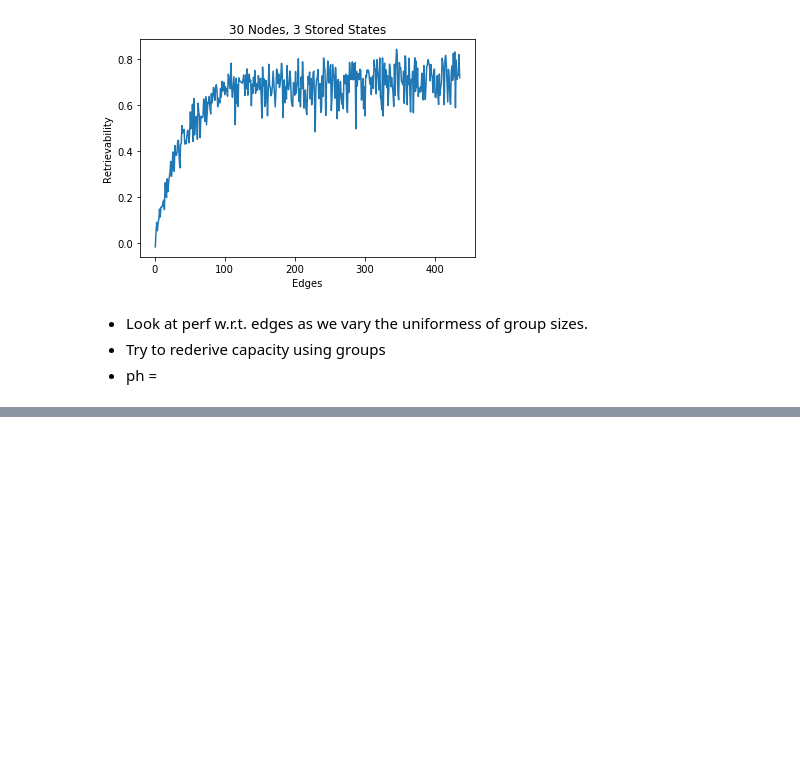
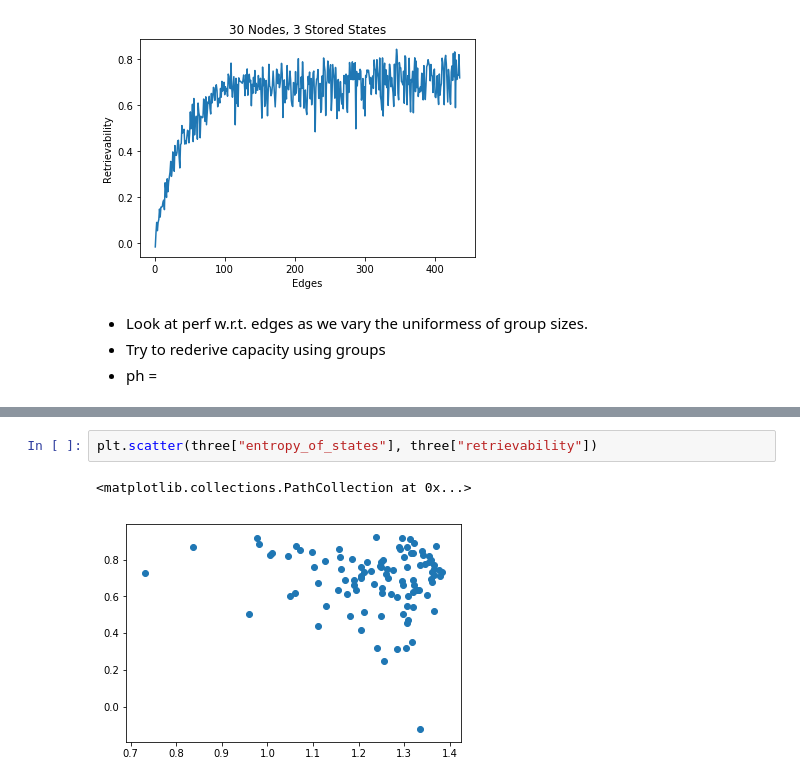
Before and after one commit to amoghaddassi/SFI-Networks, a Jupyter notebook: code/data/analysis.ipynb, the cells around one changed output, grey strips where cells are left out. Cells and saved outputs as stored; diff of their text form; blank space fills up the shorter version.

```diff
--- a/code/data/analysis.ipynb
+++ b/code/data/analysis.ipynb
@@ -437,0 +466,5 @@ plt.title("30 Nodes, 3 Stored States");
+# %%
+plt.scatter(three["entropy_of_states"], three["retrievability"])
+# %% [output]
+<matplotlib.collections.PathCollection at 0x...>
+[figure, added]
```
Also changed, not shown: parts of 6 cells of this notebook, 12 other files.
